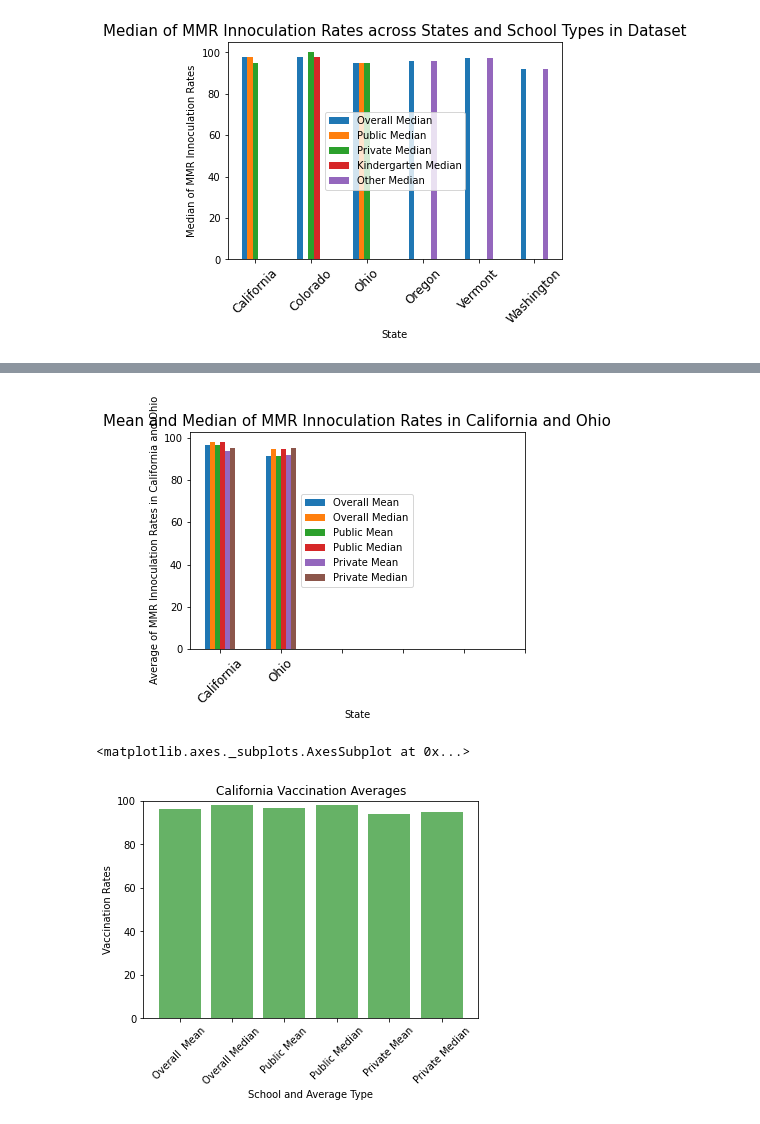
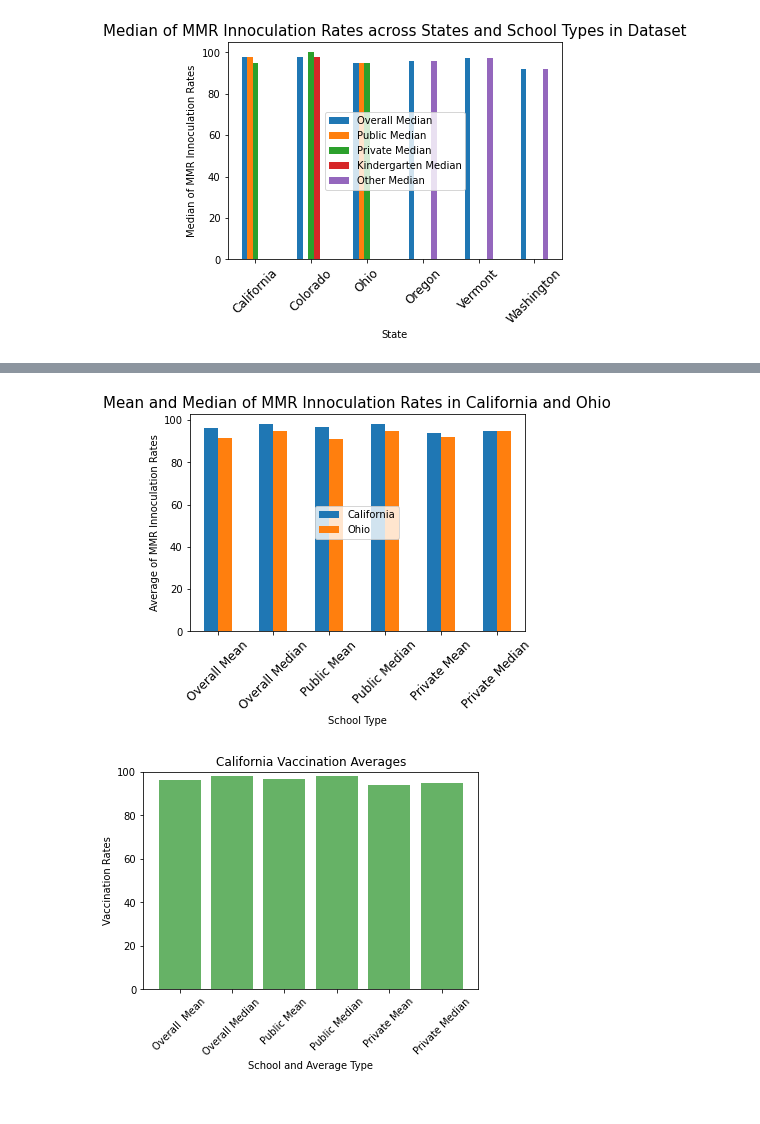
Before and after one commit to mel-c-lowe/UMN_Bootcamp_Project_One, a Jupyter notebook: MMR Vaccinations Trends.ipynb, the cells around one changed output, grey strips where cells are left out. Drawn from its saved outputs; the diff is of its cells as text; code cells hidden in the pictures.

```diff
--- a/MMR Vaccinations Trends.ipynb
+++ b/MMR Vaccinations Trends.ipynb
@@ -312,0 +335,6 @@ plt.show()
+# %%
+california_ohio = california_ohio.reset_index(drop=True)
+california_ohio = california_ohio.drop(columns=["State"])
+ohio_cali = california_ohio.T
+# ohio_cali.rename(columns={0: "California", 2: "Ohio"})
+ohio_cali
@@ -313,3 +349,23 @@ plt.show()
+# %%
+ohio_cali
+oh_cal_labels = ohio_cali.index
+oh_cal_group_fig = ohio_cali.plot.bar(rot=45)
+x_axis = np.arange(len(oh_cal_labels))
+plt.ylabel("Average of MMR Innoculation Rates")
+plt.xlabel("School Type")
+plt.title("Mean and Median of MMR Innoculation Rates in California and Ohio", fontsize=15)
+legend_text=plt.legend(loc="center")
+legend_text.get_texts()[0].set_text("California")
+legend_text.get_texts()[1].set_text("Ohio")
+# Legend text issues resolved with help from Stack Overflor
+# https://stackoverflow.com/questions/23037548/change-main-plot-legend-label-text
+
+tick_locations = [value for value in x_axis]
+plt.xticks(tick_locations, oh_cal_labels, rotation="45", fontsize=12)
+
+plt.show()
+# %% [output]
+[figure, added]
 # %%
 # Look at data in groups of states
 # California only
@@ -334,28 +390,6 @@ ohio_labels = ohio.columns
 ohio = ohio.T
 ohio_data = ohio[2]
 # ohio_data
-# %%
-# Alternate California Ohio Grouped Plot
-california_ohio = avg_by_state.loc[avg_by_state["Public Mean"] >= 0]
-california_ohio = california_ohio.drop(columns=["Count of Schools",
-                                                "Kindergarten Mean", "Kindergarten Median",
-                                                "Other Mean", "Other Median"])
-cal_oh_labels = california_ohio["State"]
-california_group_fig = california_ohio.plot.bar(rot=45)
-x_axis
-plt.ylabel("Average of MMR Innoculation Rates in California and Ohio")
-plt.xlabel("State")
-plt.title("Mean and Median of MMR Innoculation Rates in California and Ohio", fontsize=15)
-plt.legend(loc="center")
-
-tick_locations = [value for value in x_axis]
-plt.xticks(tick_locations, cal_oh_labels, rotation="45", fontsize=12)
-
-plt.show()
-california_group_fig
-# %% [output]
-[figure, removed]
-<matplotlib.axes._subplots.AxesSubplot at 0x...>
 # %%
 #California Only
 # Plot the data
```
Also changed, not shown: parts of 3 cells of this notebook.
